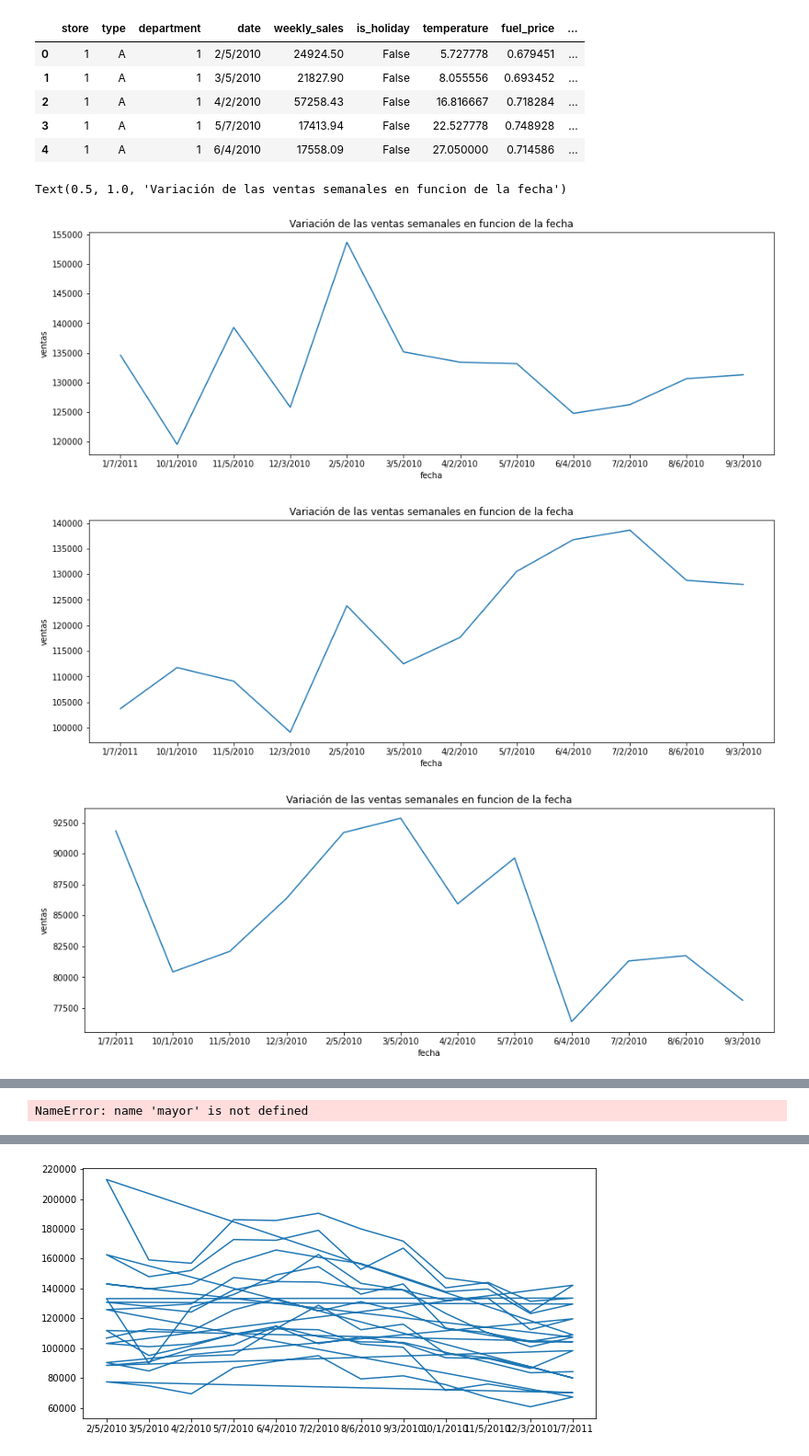
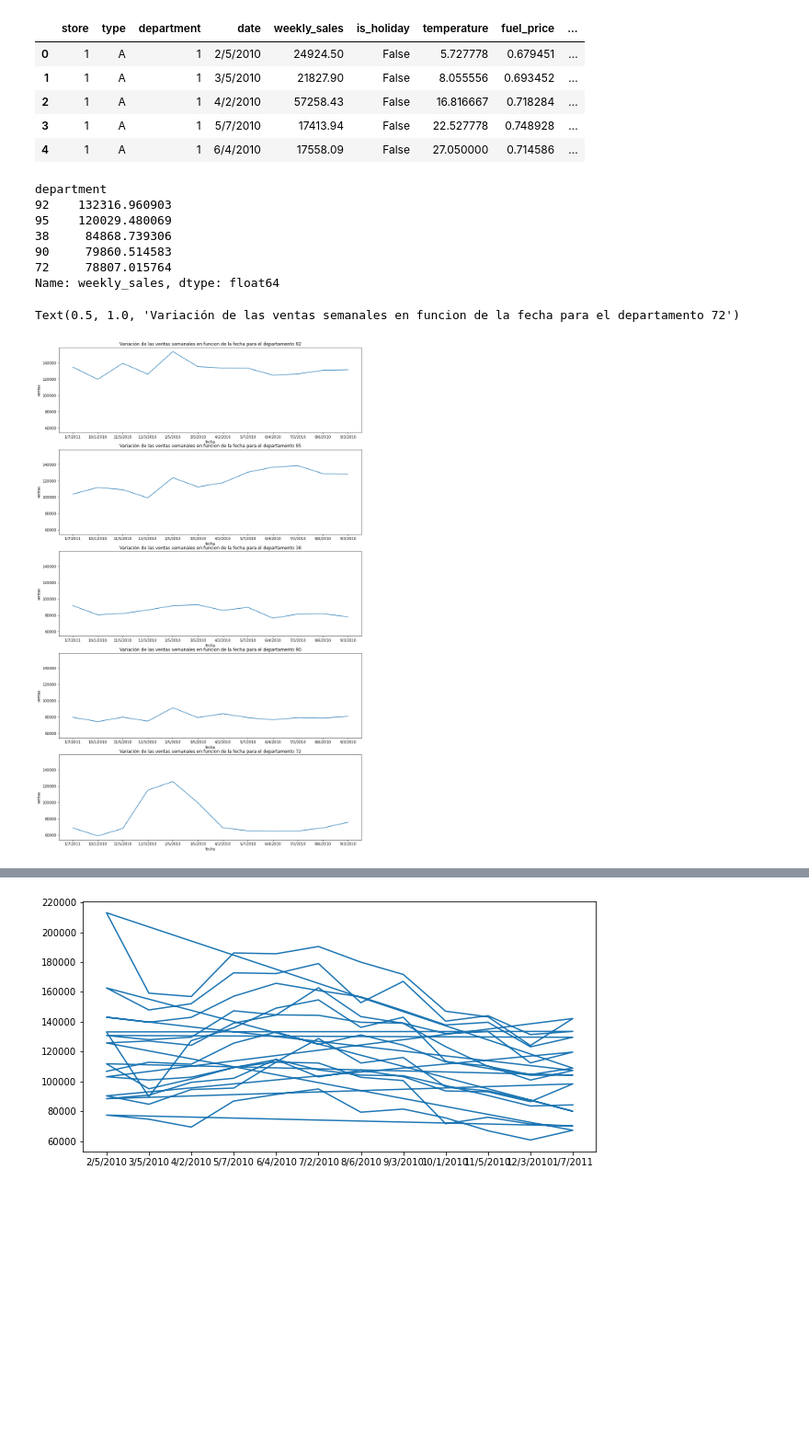
Before and after one commit to maximilianog258/PDAMaxiG, a Jupyter notebook: Ejercitación - Matplotlib/Ejercitación-Matplotlib.ipynb, the cells around one changed output, grey strips where cells are left out. Shown at 92% size. Cells and saved outputs as stored; diff of their text form; code cells hidden in the pictures; blank space fills up the shorter version.

```diff
--- a/Ejercitación - Matplotlib/Ejercitación-Matplotlib.ipynb
+++ b/Ejercitación - Matplotlib/Ejercitación-Matplotlib.ipynb
@@ -222,12 +224,22 @@ datwalmart.head()
+# %%
+departs= super.groupby("department")["weekly_sales"].mean().sort_values(ascending=False)
+departs.head(5)
+# %% [output]
+department
+92    132316.960903
+95    120029.480069
+38     84868.739306
+90     79860.514583
+72     78807.015764
+Name: weekly_sales, dtype: float64
 # %%
 ## TODO 3
 
-cantdep= datwalmart["date"]
-#cantdep.sort()
+cantdep= datwalmart["date"].unique()
 listafech= list(cantdep)
 listafech
 
-super = pd.read_csv("datasets/walmart.csv")
+
 supersubset= super[["department","date","weekly_sales","is_holiday"]]
 dep92 = supersubset[supersubset["department"] == 92]
 dep95 = supersubset[supersubset["department"] == 95]
@@ -237,66 +249,62 @@ dep72 = supersubset[supersubset["department"] == 72]
 
 # graficamos a continuacion
 
-# fig, ax = plt.subplots(5,1,figsize=(15, 5), sharey = True)
-# plt.show()
-# ax.shape
+fig, ax = plt.subplots(5,1,figsize=(15, 25), sharey = True)
+ax.shape
 
 ventas92 = dep92[dep92["date"].isin(listafech)].pivot_table(values = "weekly_sales", index = "date")
 mayor=ventas92.sort_values(by="weekly_sales", ascending=False)[0:5]
 mayor
+
 dat92=list(ventas92.index)
 cant92=list(ventas92.iloc[:,0].values)
-fig, ax = plt.subplots(figsize=(15,5))
-ax.plot(dat92, cant92)
-ax.set_xlabel('fecha')
-ax.set_ylabel('ventas')
-ax.set_title("Variación de las ventas semanales en funcion de la fecha")
+ax[0].plot(dat92, cant92)
+ax[0].set_xlabel('fecha')
+ax[0].set_ylabel('ventas')
+ax[0].set_title("Variación de las ventas semanales en funcion de la fecha para el departamento 92")
 
 ventas95 = dep95[dep95["date"].isin(listafech)].pivot_table(values = "weekly_sales", index = "date")
 mayor95=ventas95.sort_values(by="weekly_sales", ascending=False)[0:5]
 mayor95
 dat95=list(ventas95.index)
 cant95=list(ventas95.iloc[:,0].values)
-fig, ax = plt.subplots(figsize=(15,5))
-ax.plot(dat95, cant95)
-ax.set_xlabel('fecha')
-ax.set_ylabel('ventas')
-ax.set_title("Variación de las ventas semanales en funcion de la fecha")
+ax[1].plot(dat95, cant95)
+ax[1].set_xlabel('fecha')
+ax[1].set_ylabel('ventas')
+ax[1].set_title("Variación de las ventas semanales en funcion de la fecha para el departamento 95")
 
 ventas38 = dep38[dep38["date"].isin(listafech)].pivot_table(values = "weekly_sales", index = "date")
 mayor38=ventas38.sort_values(by="weekly_sales", ascending=False)[0:5]
 mayor38
 dat38=list(ventas38.index)
 cant38=list(ventas38.iloc[:,0].values)
-fig, ax = plt.subplots(figsize=(15,5))
-ax.plot(dat38, cant38)
-ax.set_xlabel('fecha')
-ax.set_ylabel('ventas')
-ax.set_title("Variación de las ventas semanales en funcion de la fecha")
+
+ax[2].plot(dat38, cant38)
+ax[2].set_xlabel('fecha')
+ax[2].set_ylabel('ventas')
+ax[2].set_title("Variación de las ventas semanales en funcion de la fecha para el departamento 38")
 
 ventas90 = dep90[dep90["date"].isin(listafech)].pivot_table(values = "weekly_sales", index = "date")
 mayor90=ventas95.sort_values(by="weekly_sales", ascending=False)[0:5]
 mayor90
 dat90=list(ventas90.index)
 cant90=list(ventas90.iloc[:,0].values)
-fig, ax = plt.subplots(figsize=(15,5))
-ax.plot(dat90, cant90)
-ax.set_xlabel('fecha')
-ax.set_ylabel('ventas')
-ax.set_title("Variación de las ventas semanales en funcion de la fecha")
+
+ax[3].plot(dat90, cant90)
+ax[3].set_xlabel('fecha')
+ax[3].set_ylabel('ventas')
+ax[3].set_title("Variación de las ventas semanales en funcion de la fecha para el departamento 90")
 
 ventas72 = dep72[dep72["date"].isin(listafech)].pivot_table(values = "weekly_sales", index = "date")
 mayor72=ventas72.sort_values(by="weekly_sales", ascending=False)[0:5]
 mayor72
 dat72=list(ventas72.index)
 cant72=list(ventas72.iloc[:,0].values)
-fig, ax = plt.subplots(figsize=(15,5))
-ax.plot(dat72, cant72)
-ax.set_xlabel('fecha')
-ax.set_ylabel('ventas')
-ax.set_title("Variación de las ventas semanales en funcion de la fecha")
+
+ax[4].plot(dat72, cant72)
+ax[4].set_xlabel('fecha')
+ax[4].set_ylabel('ventas')
+ax[4].set_title("Variación de las ventas semanales en funcion de la fecha para el departamento 72")
 # %% [output]
-Text(0.5, 1.0, 'Variación de las ventas semanales en funcion de la fecha')
+Text(0.5, 1.0, 'Variación de las ventas semanales en funcion de la fecha para el departamento 72')
-[figure, old version]
+[figure, new version]
-[figure, removed]
-[figure, removed]
@@ -305,4 +310,0 @@ Text(0.5, 1.0, 'Variación de las ventas semanales en funcion de la fecha')
-# %%
-mayor
-# %% [output]
-NameError: name 'mayor' is not defined
```
Also changed, not shown: parts of 9 cells of this notebook, 1 other file.
